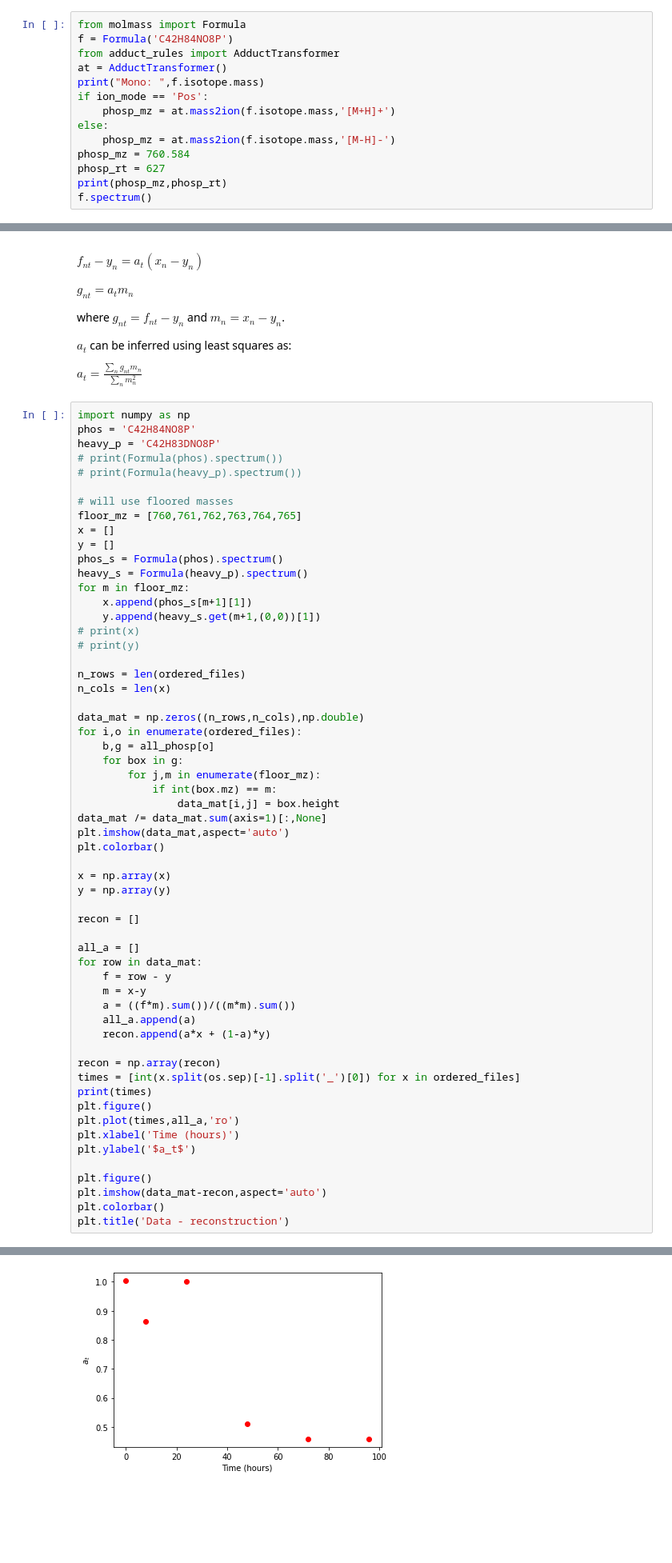
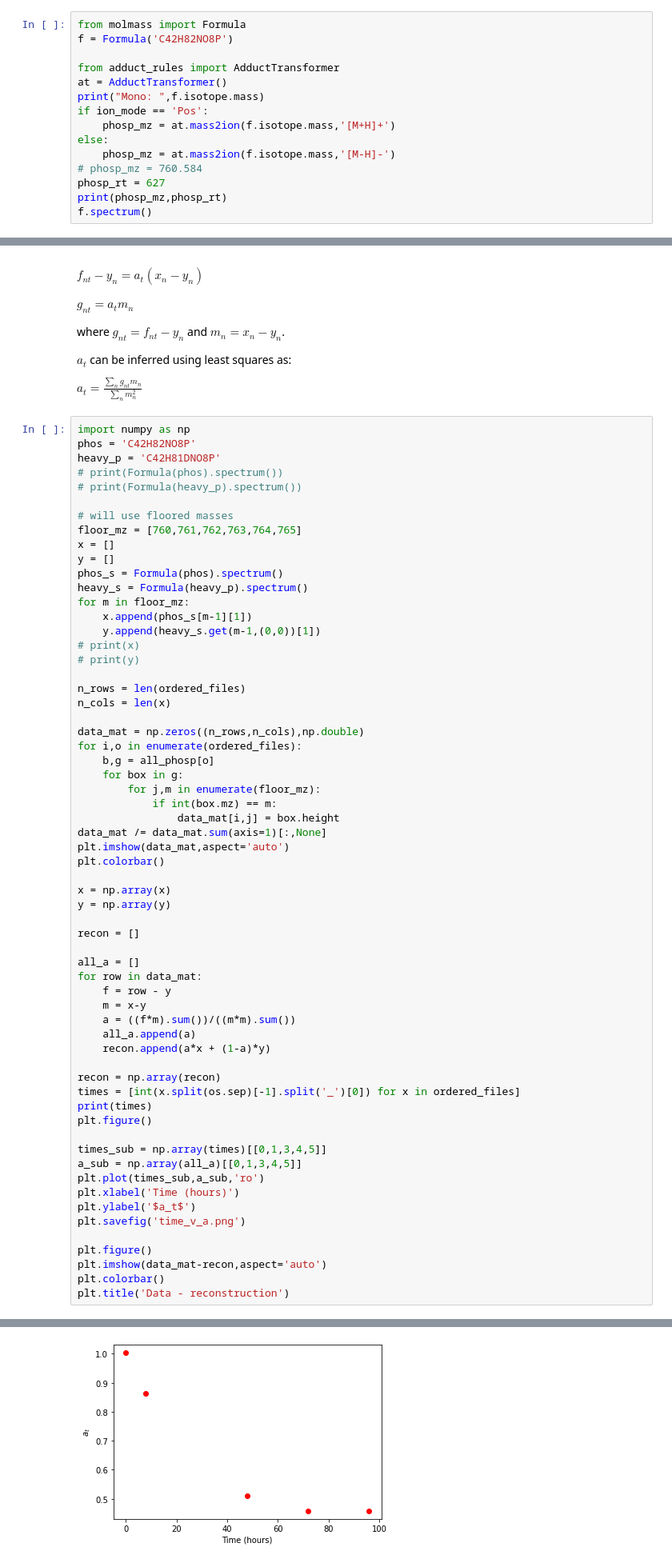
Before and after one commit to sdrogers/lipid_prototype, a Jupyter notebook: notebooks/phospha.ipynb, the cells around one changed output, grey strips where cells are left out. Shown at 80% size. Cells and saved outputs as stored; diff of their text form; blank space fills up the shorter version.

Commit message:
added plot

```diff
--- a/notebooks/phospha.ipynb
+++ b/notebooks/phospha.ipynb
@@ -63,7 +63,8 @@ def find_boxes(boxes,mz,rt_in_seconds,mz_tol = 0.01,rt_tol = 10):
     return sub_boxes
 # %%
 from molmass import Formula
-f = Formula('C42H84NO8P')
+f = Formula('C42H82NO8P')
+
 from adduct_rules import AdductTransformer
 at = AdductTransformer()
 print("Mono: ",f.isotope.mass)
@@ -71,7 +72,7 @@ if ion_mode == 'Pos':
     phosp_mz = at.mass2ion(f.isotope.mass,'[M+H]+')
 else:
     phosp_mz = at.mass2ion(f.isotope.mass,'[M-H]-')
-phosp_mz = 760.584
+# phosp_mz = 760.584
 phosp_rt = 627
 print(phosp_mz,phosp_rt)
 f.spectrum()
@@ -155,8 +156,8 @@ $a_t$ can be inferred using least squares as:
 $a_t = \frac{\sum_n g_{nt}m_n}{\sum_n m_n^2} $
 # %%
 import numpy as np
-phos = 'C42H84NO8P'
-heavy_p = 'C42H83DNO8P'
+phos = 'C42H82NO8P'
+heavy_p = 'C42H81DNO8P'
 # print(Formula(phos).spectrum())
 # print(Formula(heavy_p).spectrum())
 
@@ -167,8 +168,8 @@ y = []
 phos_s = Formula(phos).spectrum()
 heavy_s = Formula(heavy_p).spectrum()
 for m in floor_mz:
-    x.append(phos_s[m+1][1])
-    y.append(heavy_s.get(m+1,(0,0))[1])
+    x.append(phos_s[m-1][1])
+    y.append(heavy_s.get(m-1,(0,0))[1])
 # print(x)
 # print(y)
 
@@ -187,33 +188,37 @@ plt.imshow(data_mat,aspect='auto')
 plt.colorbar()
 
 x = np.array(x)
 y = np.array(y)
 
 recon = []
 
 all_a = []
 for row in data_mat:
     f = row - y
     m = x-y
     a = ((f*m).sum())/((m*m).sum())
     all_a.append(a)
     recon.append(a*x + (1-a)*y)
 
 recon = np.array(recon)
 times = [int(x.split(os.sep)[-1].split('_')[0]) for x in ordered_files]
 print(times)
 plt.figure()
-plt.plot(times,all_a,'ro')
+
+times_sub = np.array(times)[[0,1,3,4,5]]
+a_sub = np.array(all_a)[[0,1,3,4,5]]
+plt.plot(times_sub,a_sub,'ro')
 plt.xlabel('Time (hours)')
 plt.ylabel('$a_t$')
+plt.savefig('time_v_a.png')
 
 plt.figure()
 plt.imshow(data_mat-recon,aspect='auto')
 plt.colorbar()
 plt.title('Data - reconstruction')
 # %% [output]
 [0, 8, 24, 48, 72, 96]
 Text(0.5, 1.0, 'Data - reconstruction')
 [figure]
-[figure, old version]
+[figure, new version]
 [figure]
```
Also changed, not shown: parts of 3 cells of this notebook, 1 other file.
